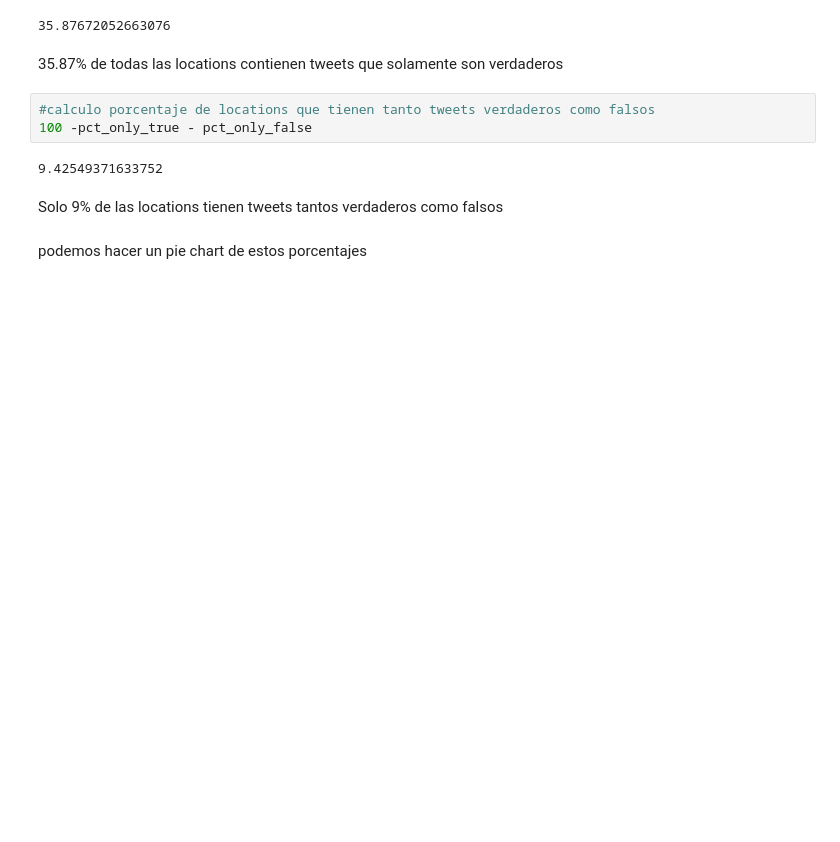
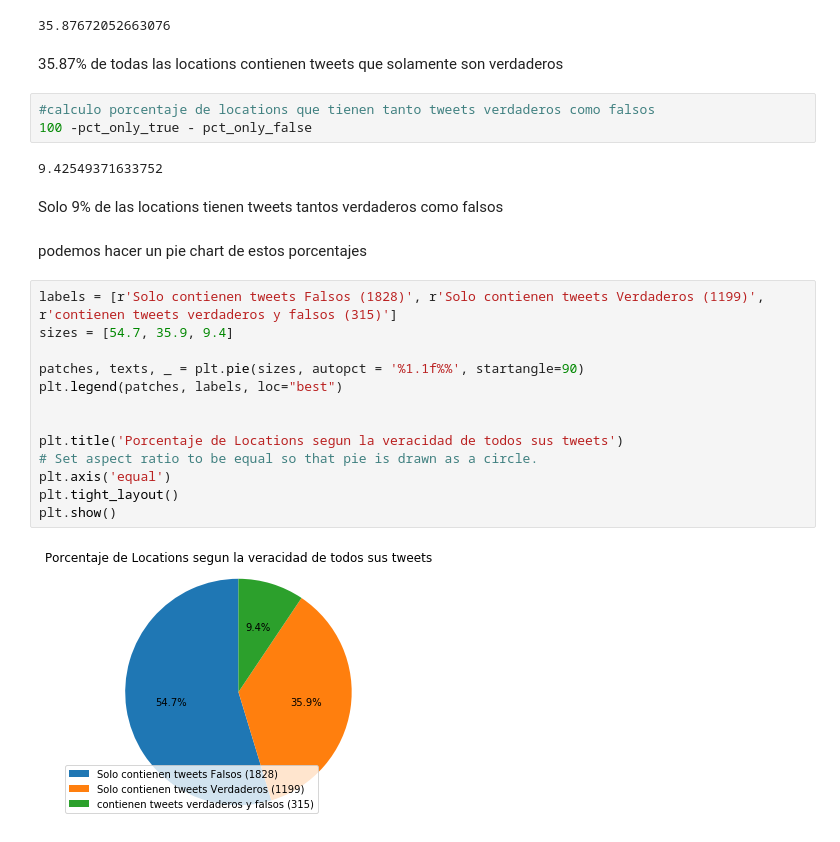
Before and after one commit to NicoGarofalo/TPDatos, a Jupyter notebook: TP1.ipynb, the cells around one changed output. Drawn from its saved outputs; the diff is of its cells as text; blank space fills up the shorter version.

```diff
--- a/TP1.ipynb
+++ b/TP1.ipynb
@@ -419,3 +418,19 @@ pct_only_true
 Solo 9% de las locations tienen tweets tantos verdaderos como falsos
 # %% [markdown]
 podemos hacer un pie chart de estos porcentajes
+# %%
+labels = [r'Solo contienen tweets Falsos (1828)', r'Solo contienen tweets Verdaderos (1199)',
+r'contienen tweets verdaderos y falsos (315)']
+sizes = [54.7, 35.9, 9.4]
+
+patches, texts, _ = plt.pie(sizes, autopct = '%1.1f%%', startangle=90)
+plt.legend(patches, labels, loc="best")
+
+
+plt.title('Porcentaje de Locations segun la veracidad de todos sus tweets')
+# Set aspect ratio to be equal so that pie is drawn as a circle.
+plt.axis('equal')
+plt.tight_layout()
+plt.show()
+# %% [output]
+[figure, added]
```
Also changed, not shown: parts of 6 cells of this notebook.
